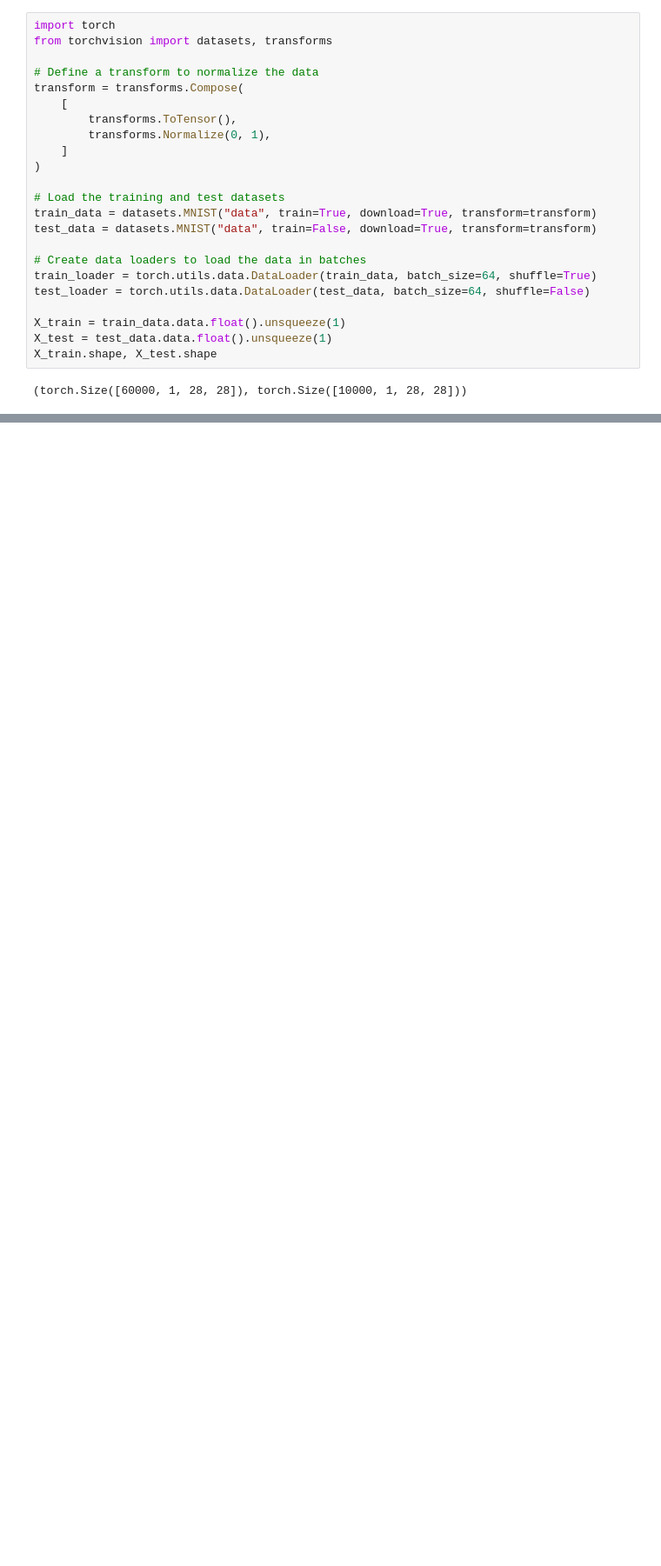
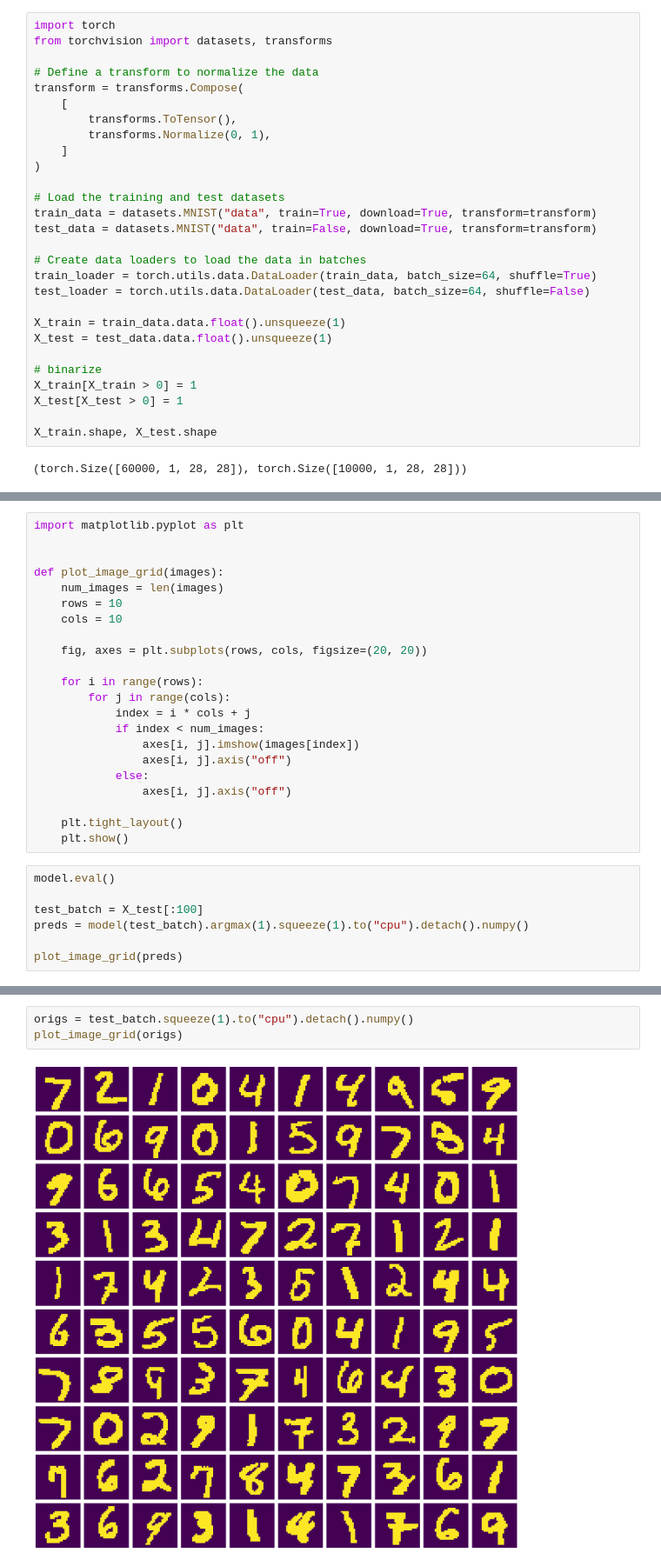
Before and after one commit to marinegor/toponym_diffusion, a Jupyter notebook: mnist-segmentation.ipynb, the cells around one changed output, grey strips where cells are left out. Shown: that part at 87% size. Drawn from its saved outputs; the diff is of its cells as text; blank space fills up the shorter version.

```diff
--- a/mnist-segmentation.ipynb
+++ b/mnist-segmentation.ipynb
@@ -20,6 +20,11 @@ test_loader = torch.utils.data.DataLoader(test_data, batch_size=64, shuffle=Fals
 
 X_train = train_data.data.float().unsqueeze(1)
 X_test = test_data.data.float().unsqueeze(1)
+
+# binarize
+X_train[X_train > 0] = 1
+X_test[X_test > 0] = 1
+
 X_train.shape, X_test.shape
 # %% [output]
 (torch.Size([60000, 1, 28, 28]), torch.Size([10000, 1, 28, 28]))
@@ -206,0 +244,29 @@ for epoch in tqdm(range(num_epochs)):
+# %%
+import matplotlib.pyplot as plt
+
+
+def plot_image_grid(images):
+    num_images = len(images)
+    rows = 10
+    cols = 10
+
+    fig, axes = plt.subplots(rows, cols, figsize=(20, 20))
+
+    for i in range(rows):
+        for j in range(cols):
+            index = i * cols + j
+            if index < num_images:
+                axes[i, j].imshow(images[index])
+                axes[i, j].axis("off")
+            else:
+                axes[i, j].axis("off")
+
+    plt.tight_layout()
+    plt.show()
+# %%
+model.eval()
+
+test_batch = X_test[:100]
+preds = model(test_batch).argmax(1).squeeze(1).to("cpu").detach().numpy()
+
+plot_image_grid(preds)
@@ -206,0 +275,5 @@ for epoch in tqdm(range(num_epochs)):
+# %%
+origs = test_batch.squeeze(1).to("cpu").detach().numpy()
+plot_image_grid(origs)
+# %% [output]
+[figure, added]
```
Also changed, not shown: parts of 18 cells of this notebook.
